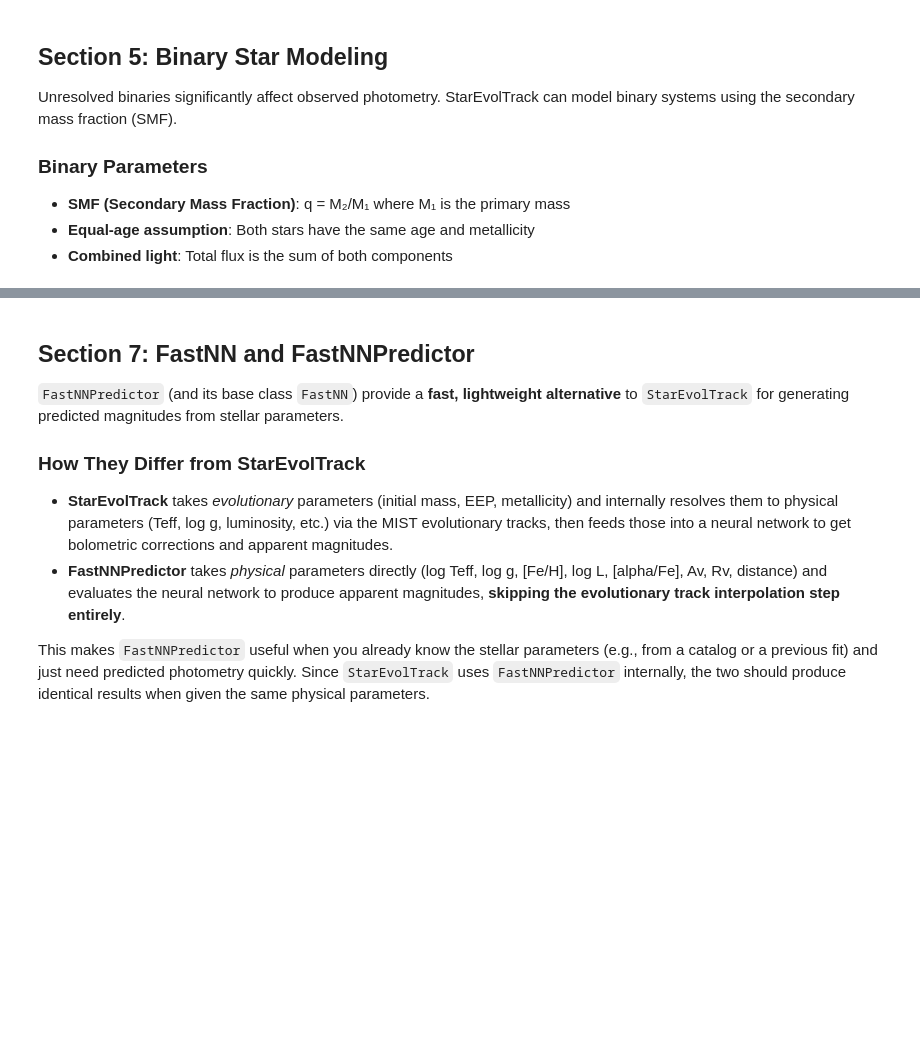
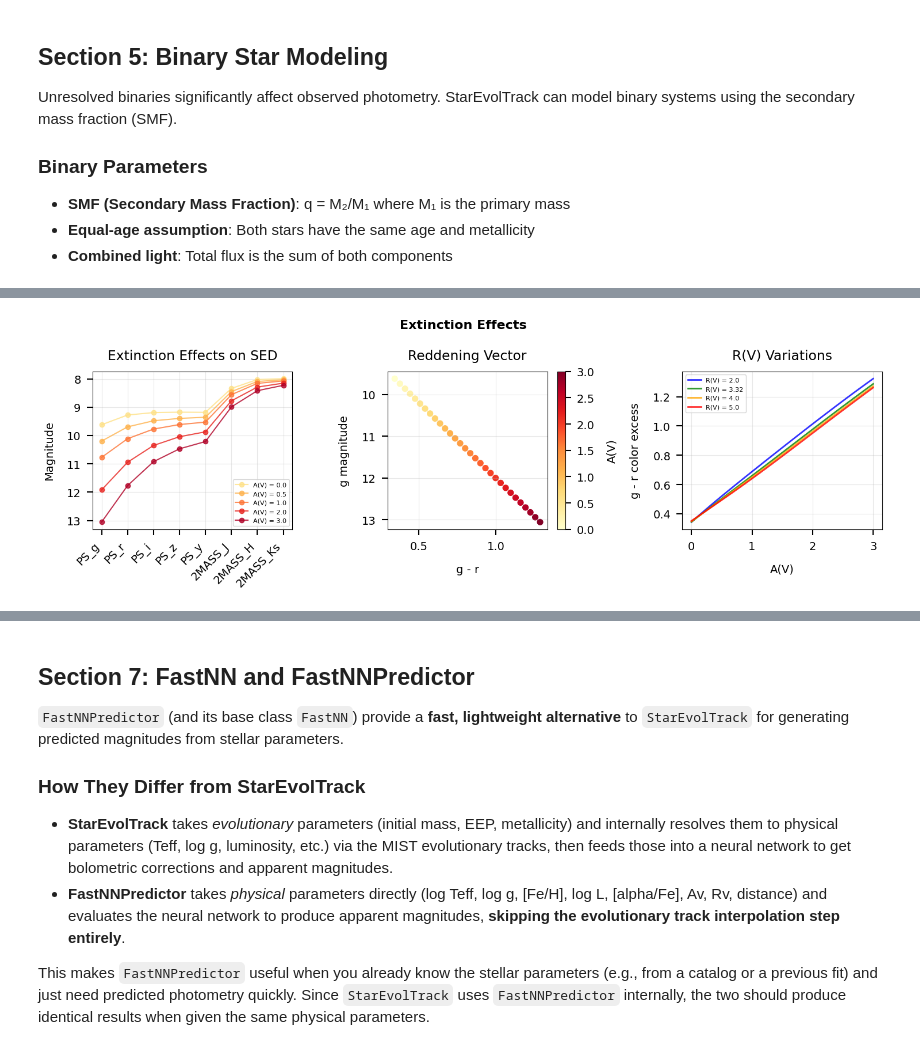
Before and after one commit to joshspeagle/brutus, a Jupyter notebook: tutorials/tutorial_01_individual_stars.ipynb, the cells around one changed output, grey strips where cells are left out. Cells and saved outputs as stored; diff of their text form; code cells hidden in the pictures; blank space fills up the shorter version.

```diff
--- a/tutorials/tutorial_01_individual_stars.ipynb
+++ b/tutorials/tutorial_01_individual_stars.ipynb
@@ -604,19 +689,19 @@ Let's explore how these affect observed SEDs and colors.
 - **Distance modulus**: μ = 5 log₁₀(d/10) where d is in parsecs
 # %%
-# Create extinction/distance plots
-fig, axes = plt.subplots(2, 3, figsize=(15, 10))
+# Create extinction plots
+fig, axes = plt.subplots(1, 3, figsize=(15, 5))
 
 # Test star parameters
 mini, feh, eep = 1.0, 0.0, 400
 
 # Panel 1: Extinction effects on SED
-ax = axes[0, 0]
+ax = axes[0]
 av_values = [0.0, 0.5, 1.0, 2.0, 3.0]
 colors_av = plt.cm.YlOrRd(np.linspace(0.2, 0.9, len(av_values)))
 
 for av, color in zip(av_values, colors_av):
     mags, _, _ = star.get_seds(
-        mini=mini, feh=feh, eep=eep, av=av, rv=3.1, dist=100.0
+        mini=mini, feh=feh, eep=eep, av=av, rv=3.32, dist=100.0
     )
     ax.plot(range(len(filt)), mags, 'o-', color=color,
             alpha=0.8, label=f'A(V) = {av}')
@@ -630,7 +715,7 @@ ax.invert_yaxis()
 ax.grid(True, alpha=0.3)
 
 # Panel 2: Reddening vector in CMD
-ax = axes[0, 1]
+ax = axes[1]
 g_idx = filters.ps.index('PS_g')
 r_idx = filters.ps.index('PS_r')
 
@@ -639,7 +724,7 @@ g_mags, colors = [], []
 
 for av in av_range:
     mags, _, _ = star.get_seds(
-        mini=mini, feh=feh, eep=eep, av=av, rv=3.1, dist=100.0
+        mini=mini, feh=feh, eep=eep, av=av, rv=3.32, dist=100.0
     )
     g_mags.append(mags[g_idx])
     colors.append(mags[g_idx] - mags[r_idx])
@@ -653,8 +738,8 @@ ax.invert_yaxis()
 ax.grid(True, alpha=0.3)
 
 # Panel 3: R(V) variations
-ax = axes[0, 2]
-rv_values = [2.0, 3.1, 4.0, 5.0]
+ax = axes[2]
+rv_values = [2.0, 3.32, 4.0, 5.0]
 colors_rv = ['blue', 'green', 'orange', 'red']
 
 for rv, color in zip(rv_values, colors_rv):
@@ -673,71 +758,12 @@ ax.set_title('R(V) Variations')
 ax.legend(fontsize=8)
 ax.grid(True, alpha=0.3)
 
-# Panel 4: Distance effects
-ax = axes[1, 0]
-distances = [10, 100, 500, 1000, 5000, 10000]  # pc
-
-for i, dist in enumerate(distances):
-    mags, _, _ = star.get_seds(
-        mini=mini, feh=feh, eep=eep, av=0.0, rv=3.1, dist=dist
-    )
-    ax.scatter(i, mags[g_idx], s=100, label=f'{dist} pc' if i < 4 else None)
-
-ax.set_xticks(range(len(distances)))
-ax.set_xticklabels(distances)
-ax.set_xlabel('Distance (pc)')
-ax.set_ylabel('Apparent g magnitude')
-ax.set_title('Distance Effects')
-ax.legend(fontsize=8)
-ax.grid(True, alpha=0.3)
-
-# Panel 5: Distance modulus
-ax = axes[1, 1]
-dist_range = np.logspace(1, 4, 50)  # 10 pc to 10 kpc
-distance_modulus = 5 * np.log10(dist_range) - 5
-
-ax.plot(dist_range, distance_modulus, 'k-', lw=2)
-ax.axhline(0, color='gray', ls='--', alpha=0.5)
-ax.axhline(5, color='gray', ls='--', alpha=0.5)
-ax.axhline(10, color='gray', ls='--', alpha=0.5)
-ax.set_xlabel('Distance (pc)')
-ax.set_ylabel('Distance Modulus (mag)')
-ax.set_title('Distance Modulus')
-ax.set_xscale('log')
-ax.grid(True, alpha=0.3)
-
-# Panel 6: Combined effects
-ax = axes[1, 2]
-dist_grid = [100, 500, 1000, 2000]
-av_grid = [0, 0.5, 1.0, 2.0]
-
-for dist in dist_grid:
-    g_mags_line = []
-    colors_line = []
-    for av in av_grid:
-        mags, _, _ = star.get_seds(
-            mini=mini, feh=feh, eep=eep, av=av, rv=3.1, dist=dist
-        )
-        g_mags_line.append(mags[g_idx])
-        colors_line.append(mags[g_idx] - mags[r_idx])
-
-    ax.plot(colors_line, g_mags_line, 'o-',
-            label=f'{dist} pc', lw=2, alpha=0.8)
-
-ax.set_xlabel('g - r')
-ax.set_ylabel('g magnitude')
-ax.set_title('Distance + Extinction')
-ax.invert_yaxis()
-ax.legend(fontsize=8)
-ax.grid(True, alpha=0.3)
-
-plt.suptitle('Extinction and Distance Effects', fontsize=16, fontweight='bold')
+plt.suptitle('Extinction Effects', fontsize=16, fontweight='bold')
 plt.tight_layout()
 save_figure(fig, 'extinction_distance')
 plt.show()
 
-print("Extinction and distance effects shown:")
+print("Extinction effects shown:")
 print("  - Extinction reddens and dims stars")
 print("  - R(V) controls extinction curve shape")
-print("  - Distance modulus relationship")
-print("  - Degeneracies between distance and extinction")
+# %% [output]
@@ -743,0 +771 @@ print("  - Degeneracies between distance and extinction")
+[figure, added]
```
Also changed, not shown: parts of 17 cells of this notebook, 4 other files.
